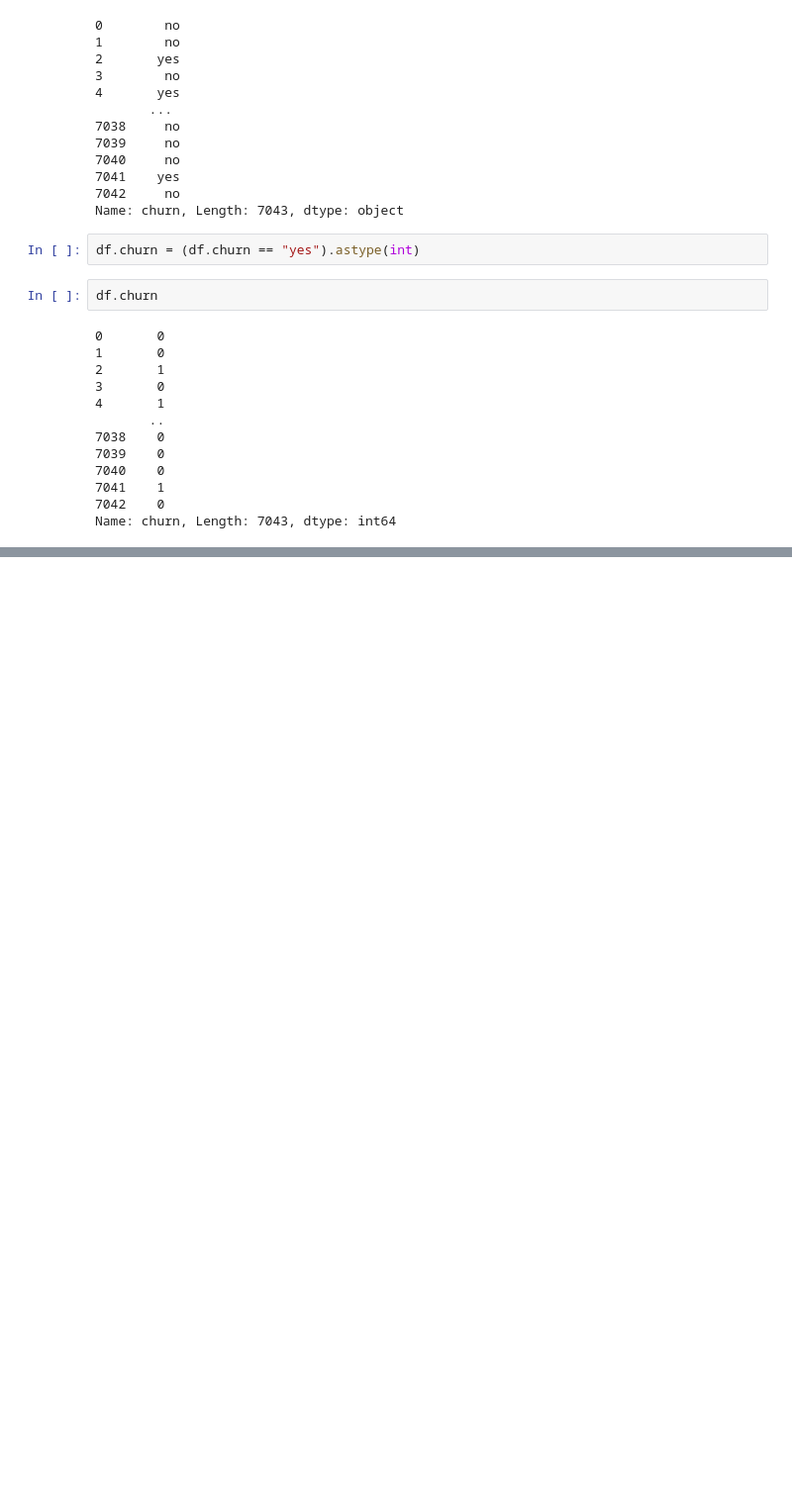
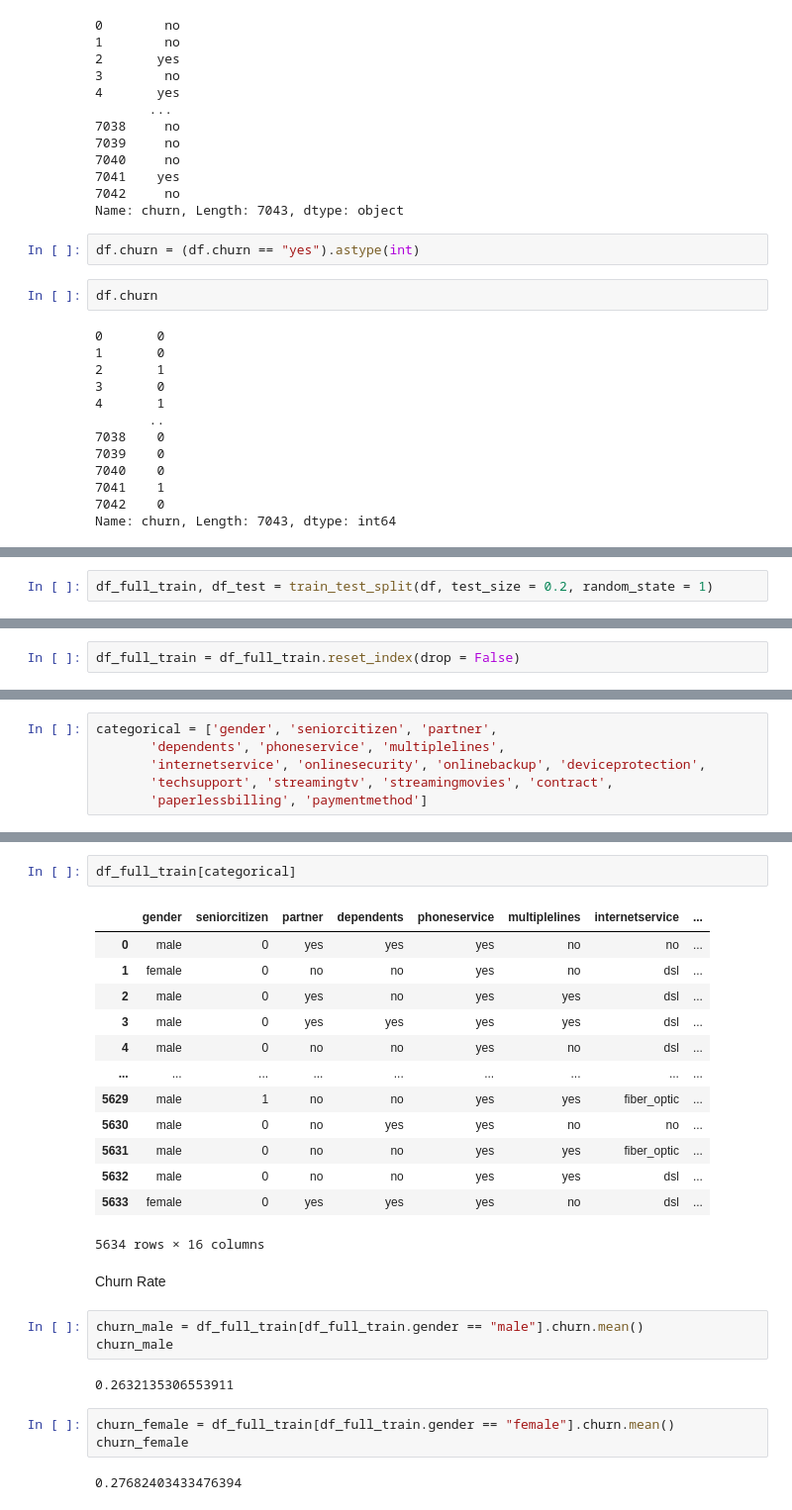
Before and after one commit to ayushksingh28/churnPred, a Jupyter notebook: ChurnPred.ipynb, the cells around one changed output, grey strips where cells are left out. Shown at 99% size. Cells and saved outputs as stored; diff of their text form; blank space fills up the shorter version.

```diff
--- a/ChurnPred.ipynb
+++ b/ChurnPred.ipynb
@@ -109,0 +112,2 @@ Name: churn, Length: 7043, dtype: int64
+# %%
+df_full_train, df_test = train_test_split(df, test_size = 0.2, random_state = 1)
@@ -109,0 +148,2 @@ Name: churn, Length: 7043, dtype: int64
+# %%
+df_full_train = df_full_train.reset_index(drop = False)
@@ -109,0 +197,6 @@ Name: churn, Length: 7043, dtype: int64
+# %%
+categorical = ['gender', 'seniorcitizen', 'partner',
+       'dependents', 'phoneservice', 'multiplelines',
+       'internetservice', 'onlinesecurity', 'onlinebackup', 'deviceprotection',
+       'techsupport', 'streamingtv', 'streamingmovies', 'contract',
+       'paperlessbilling', 'paymentmethod']
@@ -109,0 +223,28 @@ Name: churn, Length: 7043, dtype: int64
+# %%
+df_full_train[categorical]
+# %% [output]
+|  | gender | seniorcitizen | partner | dependents | phoneservice | multiplelines | internetservice | ... |
+| 0 | male | 0 | yes | yes | yes | no | no | ... |
+| 1 | female | 0 | no | no | yes | no | dsl | ... |
+| 2 | male | 0 | yes | no | yes | yes | dsl | ... |
+| 3 | male | 0 | yes | yes | yes | yes | dsl | ... |
+| 4 | male | 0 | no | no | yes | no | dsl | ... |
+| ... | ... | ... | ... | ... | ... | ... | ... | ... |
+| 5629 | male | 1 | no | no | yes | yes | fiber_optic | ... |
+| 5630 | male | 0 | no | yes | yes | no | no | ... |
+| 5631 | male | 0 | no | no | yes | yes | fiber_optic | ... |
+| 5632 | male | 0 | no | no | yes | yes | dsl | ... |
+| 5633 | female | 0 | yes | yes | yes | no | dsl | ... |
+5634 rows × 16 columns
+# %% [markdown]
+Churn Rate
+# %%
+churn_male = df_full_train[df_full_train.gender == "male"].churn.mean()
+churn_male
+# %% [output]
+0.2632135306553911
+# %%
+churn_female = df_full_train[df_full_train.gender == "female"].churn.mean()
+churn_female
+# %% [output]
+0.27682403433476394
```
Also changed, not shown: parts of 96 cells of this notebook.
